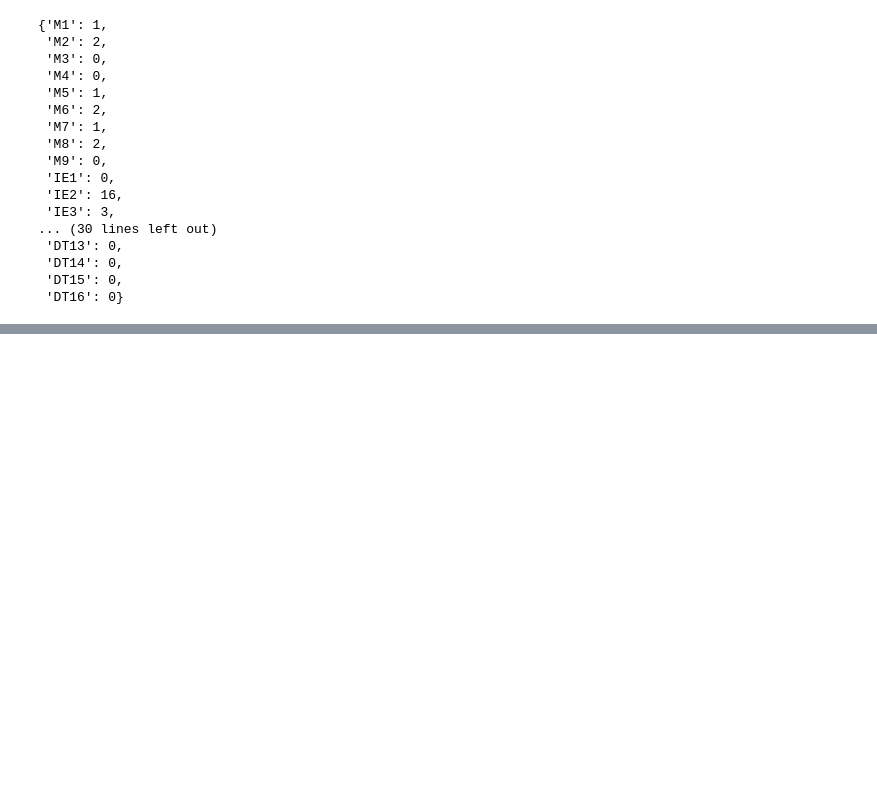
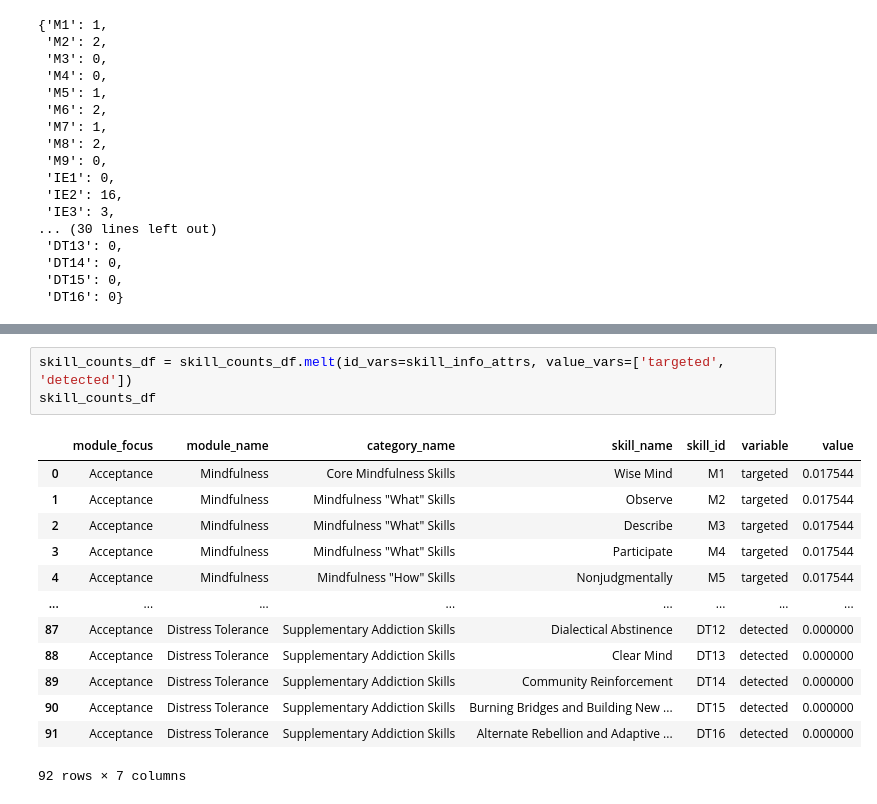
Before and after one commit to hecerinc/dbt-llm, a Jupyter notebook: src/Complete Pipeline.ipynb, the cells around one changed output, grey strips where cells are left out. Saved outputs shown, nothing was run; the diff lists cells and outputs as text; blank space fills up the shorter version.

```diff
--- a/src/Complete Pipeline.ipynb
+++ b/src/Complete Pipeline.ipynb
@@ -369,0 +370,17 @@ skill_counts_df
+# %%
+skill_counts_df = skill_counts_df.melt(id_vars=skill_info_attrs, value_vars=['targeted', 'detected'])
+skill_counts_df
+# %% [output]
+|  | module_focus | module_name | category_name | skill_name | skill_id | variable | value |
+| 0 | Acceptance | Mindfulness | Core Mindfulness Skills | Wise Mind | M1 | targeted | 0.017544 |
+| 1 | Acceptance | Mindfulness | Mindfulness "What" Skills | Observe | M2 | targeted | 0.017544 |
+| 2 | Acceptance | Mindfulness | Mindfulness "What" Skills | Describe | M3 | targeted | 0.017544 |
+| 3 | Acceptance | Mindfulness | Mindfulness "What" Skills | Participate | M4 | targeted | 0.017544 |
+| 4 | Acceptance | Mindfulness | Mindfulness "How" Skills | Nonjudgmentally | M5 | targeted | 0.017544 |
+| ... | ... | ... | ... | ... | ... | ... | ... |
+| 87 | Acceptance | Distress Tolerance | Supplementary Addiction Skills | Dialectical Abstinence | DT12 | detected | 0.000000 |
+| 88 | Acceptance | Distress Tolerance | Supplementary Addiction Skills | Clear Mind | DT13 | detected | 0.000000 |
+| 89 | Acceptance | Distress Tolerance | Supplementary Addiction Skills | Community Reinforcement | DT14 | detected | 0.000000 |
+| 90 | Acceptance | Distress Tolerance | Supplementary Addiction Skills | Burning Bridges and Building New ... | DT15 | detected | 0.000000 |
+| 91 | Acceptance | Distress Tolerance | Supplementary Addiction Skills | Alternate Rebellion and Adaptive ... | DT16 | detected | 0.000000 |
+92 rows × 7 columns
```
Also changed, not shown: parts of 4 cells of this notebook.
